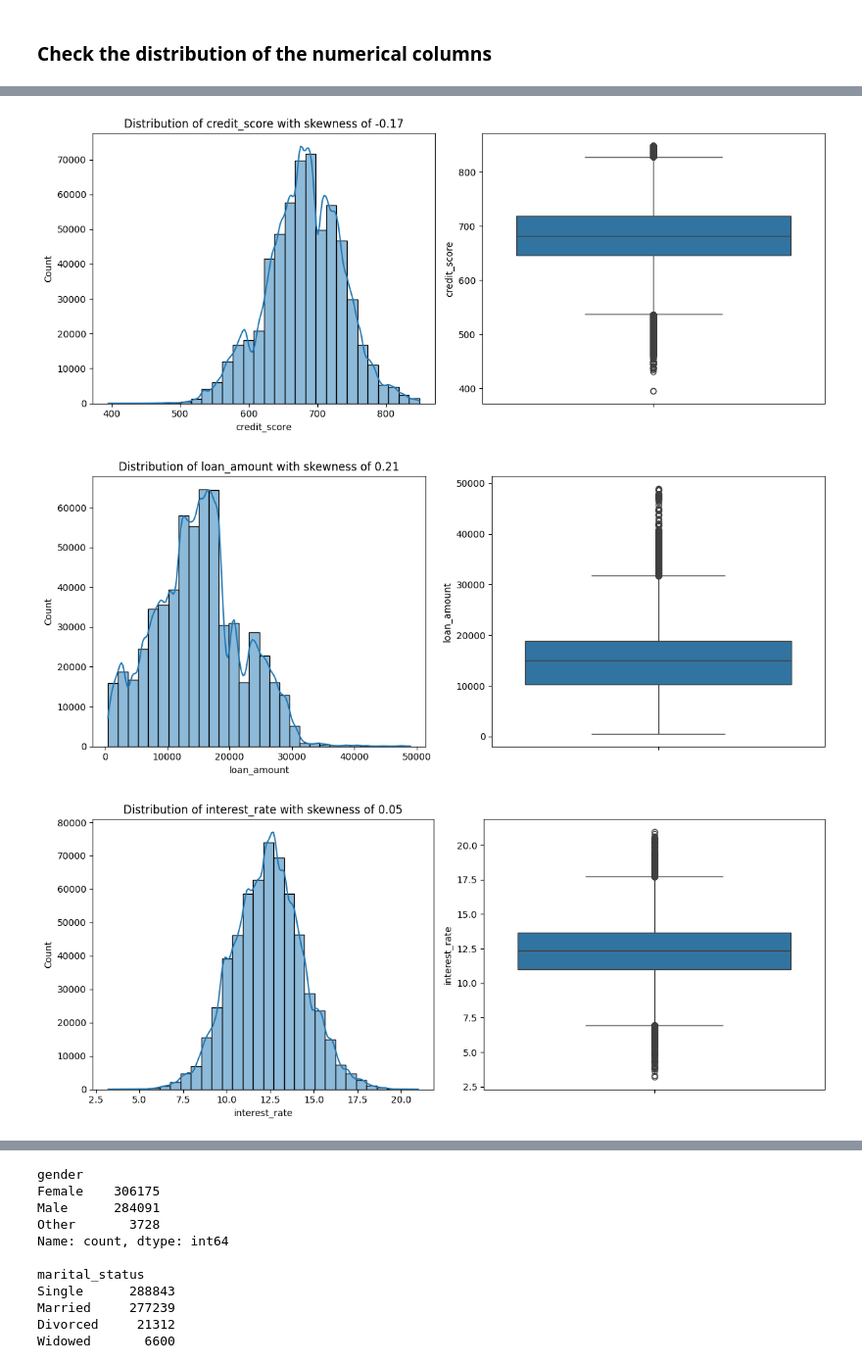
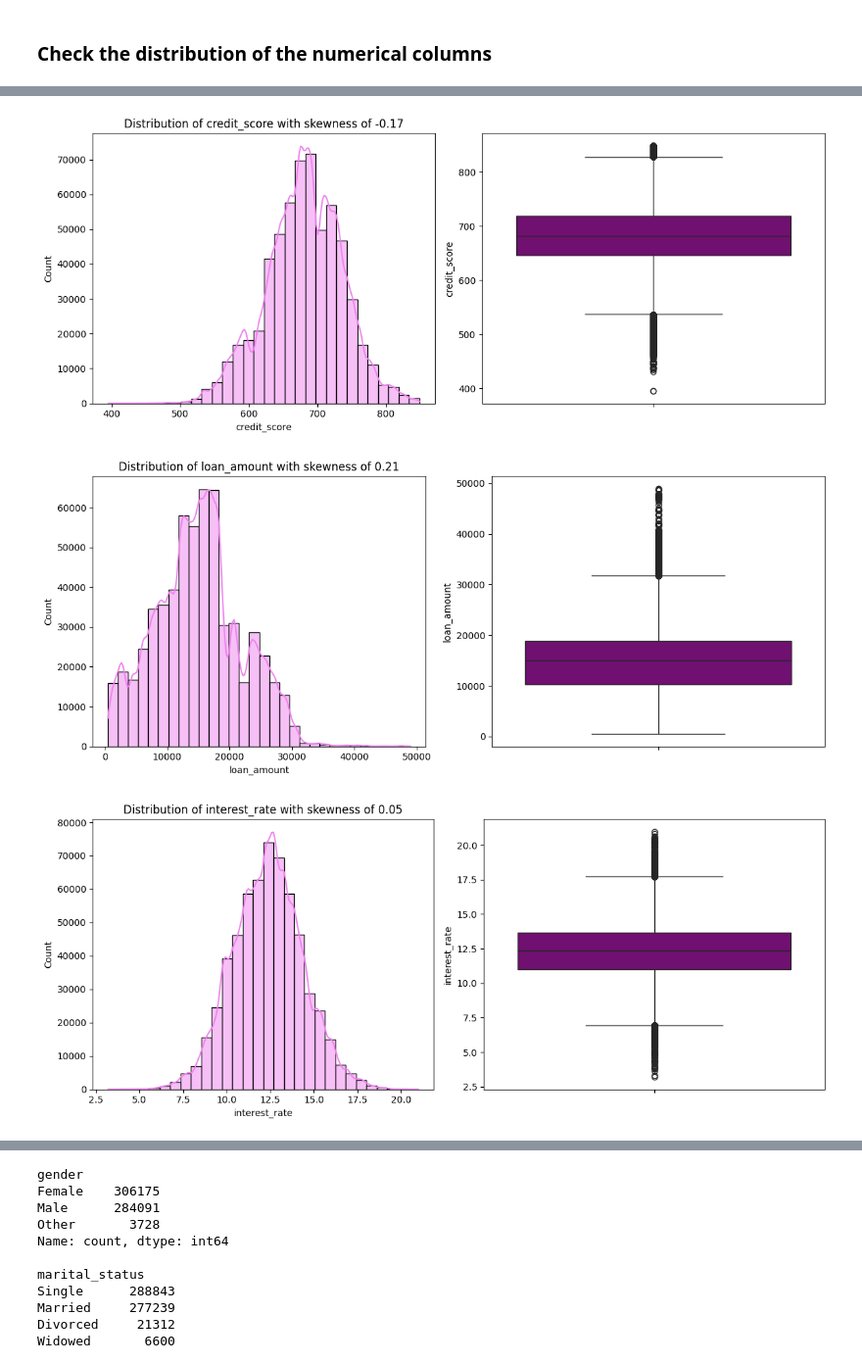
Before and after one commit to Adelegan-JD/Loan_Payback_Prediction, a Jupyter notebook: eda_on_loan_payback.ipynb, the cells around one changed output, grey strips where cells are left out. Shown at 98% size. Cells and saved outputs as stored; diff of their text form; code cells hidden in the pictures.

```diff
--- a/eda_on_loan_payback.ipynb
+++ b/eda_on_loan_payback.ipynb
@@ -86,10 +86,10 @@ def univariate_for_num_cols(train_data, num_cols):
     for col in num_cols:
         plt.figure(figsize=(12, 5))
         plt.subplot(1,2,1)
-        sns.histplot(data = train_data[col], kde=True, bins=30)
+        sns.histplot(data = train_data[col], kde=True, bins=30, color= 'violet')
         plt.title(f'Distribution of {col} with skewness of {train_data[col].skew():.2f}')
         plt.subplot(1, 2, 2)
-        sns.boxplot(data=train_data[col])
+        sns.boxplot(data=train_data[col], color='purple')
 
         plt.tight_layout()
         plt.show()
@@ -101,3 +101,3 @@ univariate_for_num_cols(train_data, num_cols)
-[figure, old version]
+[figure, new version]
-[figure, old version]
+[figure, new version]
-[figure, old version]
+[figure, new version]
```
Also changed, not shown: parts of 8 cells of this notebook, 2 other files.
